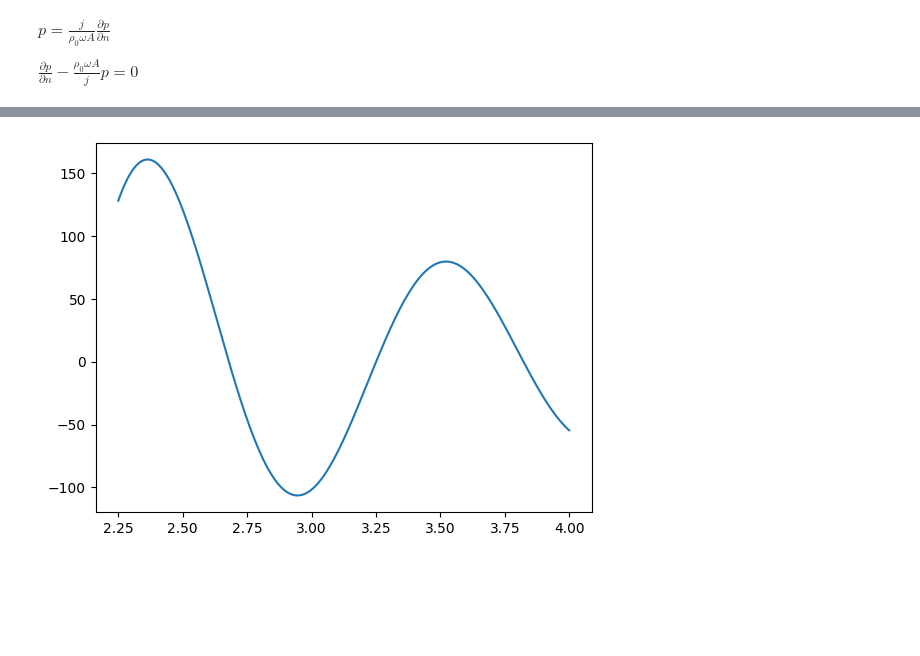
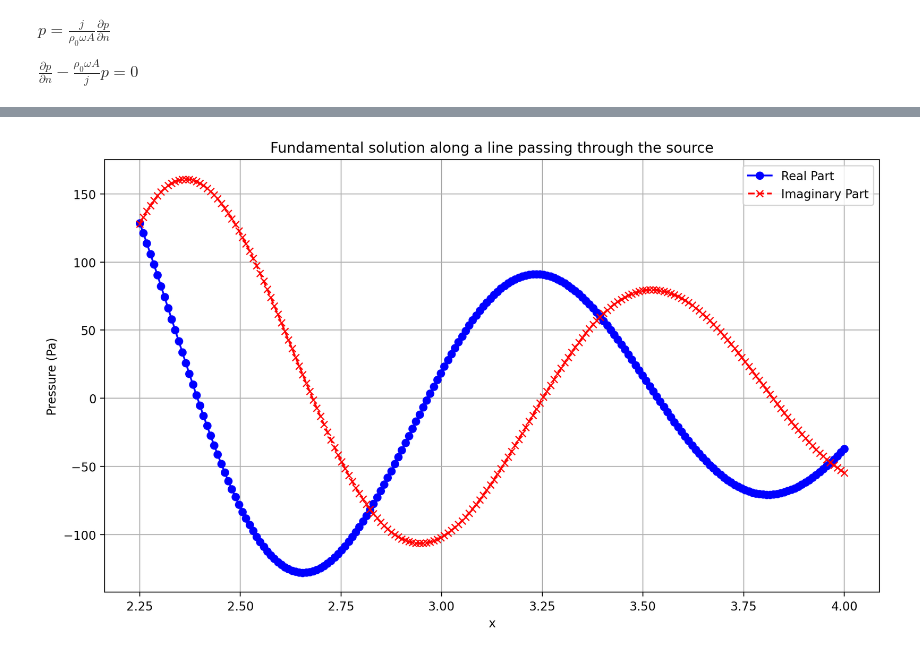
Before and after one commit to boorlakov/pyquasar, a Jupyter notebook: examples/acoustics.ipynb, the cells around one changed output, grey strips where cells are left out. Drawn from its saved outputs; the diff is of its cells as text; code cells hidden in the pictures; blank space fills up the shorter version.

```diff
--- a/examples/acoustics.ipynb
+++ b/examples/acoustics.ipynb
@@ -48,7 +54,7 @@ air = {"density": 1.21, "speed": 343, "impedance": 415}
 # %%
 f = 300
 k = 2 * np.pi * f / air["speed"]
-j = 1.j
+j = 1.0j
 # %%
 def u(p, n):
   return np.zeros_like(p[..., 0])
@@ -105,7 +110,10 @@ fund = fundamental(problem.domains[0].vertices, 0)
 pts = np.linspace(1, 2.75, 200)
 # %%
 pts = pts + 1.25
-pts = np.concatenate([pts[:, None], np.ones_like(pts)[:, None], 1.25 * np.ones_like(pts)[:, None]], axis=1)
+pts = np.concatenate(
+    [pts[:, None], np.ones_like(pts)[:, None], 1.25 * np.ones_like(pts)[:, None]],
+    axis=1,
+)
 # %%
 fund = fundamental(pts, 0)
 fund *= -j * air["density"] * 2 * np.pi * f
@@ -119,5 +123,28 @@ graph = plt.plot(pts[:, 0], fund_real)
-# %%
-graph2 = plt.plot(pts[:, 0], fund_imag)
-# %% [output]
-[figure, removed]
+# %%
+# Create the plot
+plt.figure(figsize=(10, 6))
+plt.plot(
+    pts[:, 0], fund.real, label="Real Part", color="blue", linestyle="-", marker="o"
+)
+plt.plot(
+    pts[:, 0],
+    fund.imag,
+    label="Imaginary Part",
+    color="red",
+    linestyle="--",
+    marker="x",
+)
+
+# Add labels and title
+plt.xlabel("x")
+plt.ylabel("Pressure (Pa)")
+plt.title("Fundamental solution along a line passing through the source")
+plt.legend()
+plt.grid(True)
+plt.tight_layout()
+
+# Show the plot
+plt.show()
+# %% [output]
+[figure, added]
 # %%
```
Also changed, not shown: parts of 19 cells of this notebook, 4 other files.
